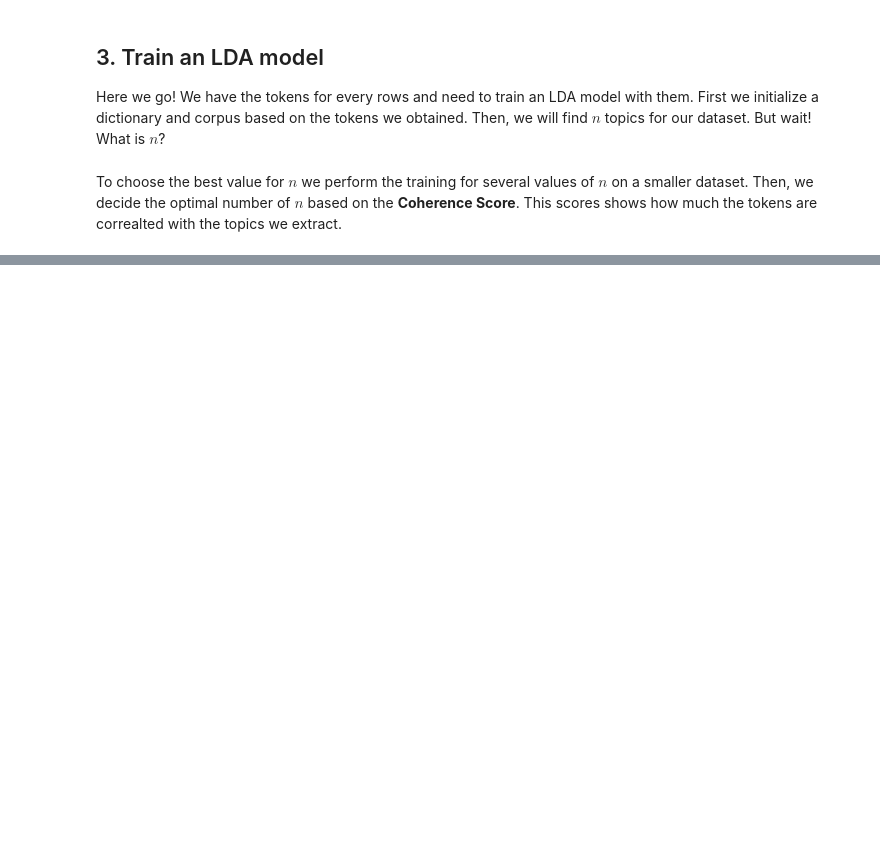
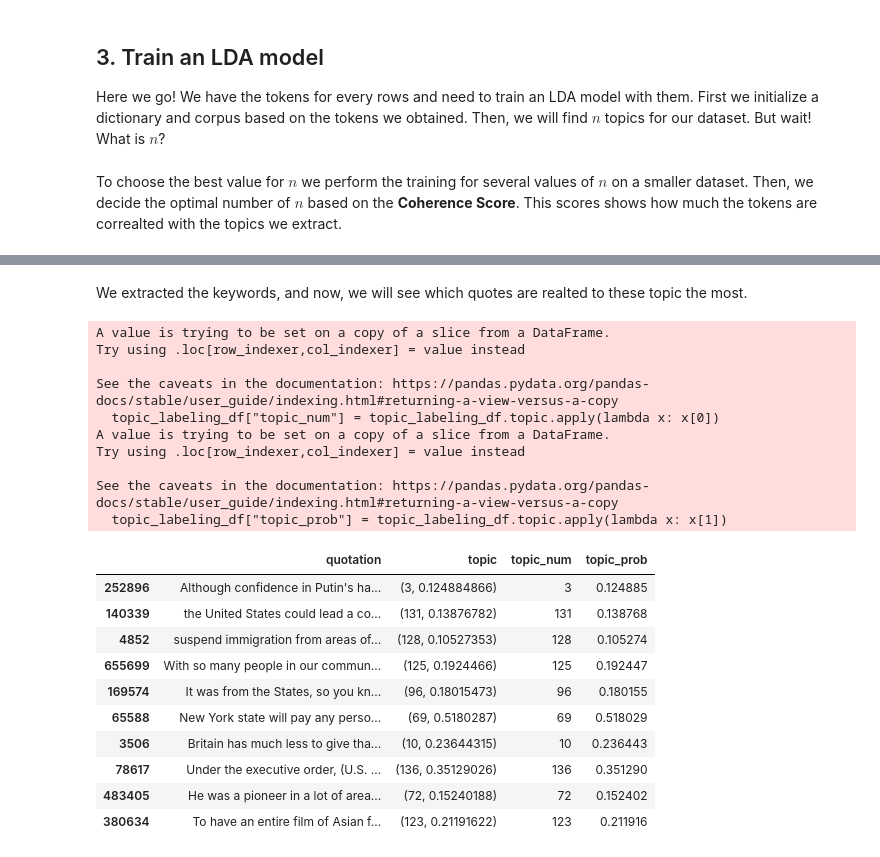
Before and after one commit to epfl-ada/ada-2021-project-young-boys, a Jupyter notebook: topic_detection.ipynb, the cells around one changed output, grey strips where cells are left out. Saved outputs shown, nothing was run; the diff lists cells and outputs as text; code cells hidden in the pictures; blank space fills up the shorter version.

```diff
--- a/topic_detection.ipynb
+++ b/topic_detection.ipynb
@@ -144 +153,7 @@ for i,topic in optimal_model.show_topics(formatted=True, num_topics=150):
+# %%
+# Load the optimal model firsst
+from gensim import models, corpora
+temp_file = "output/topic/topic_model_150"
+optimal_model = models.LdaModel.load(temp_file)
+lda_dict = corpora.Dictionary.load("output/topic/dictionary_150")
 # %%
@@ -653,0 +216,2 @@ Name: topic, Length: 181, dtype: object
+# %% [markdown]
+We extracted the keywords, and now, we will see which quotes are realted to these topic the most.
@@ -653,0 +227,28 @@ Name: topic, Length: 181, dtype: object
+# %%
+# we extract the number of topic and the probability in separated columns
+topic_labeling_df = US_data[['quotation', 'topic']]
+topic_labeling_df["topic_num"] = topic_labeling_df.topic.apply(lambda x: x[0])
+topic_labeling_df["topic_prob"] = topic_labeling_df.topic.apply(lambda x: x[1])
+topic_labeling_df.sample(n=10)
+# %% [output]
+A value is trying to be set on a copy of a slice from a DataFrame.
+Try using .loc[row_indexer,col_indexer] = value instead
+
+See the caveats in the documentation: https://pandas.pydata.org/pandas-docs/stable/user_guide/indexing.html#returning-a-view-versus-a-copy
+  topic_labeling_df["topic_num"] = topic_labeling_df.topic.apply(lambda x: x[0])
+A value is trying to be set on a copy of a slice from a DataFrame.
+Try using .loc[row_indexer,col_indexer] = value instead
+
+See the caveats in the documentation: https://pandas.pydata.org/pandas-docs/stable/user_guide/indexing.html#returning-a-view-versus-a-copy
+  topic_labeling_df["topic_prob"] = topic_labeling_df.topic.apply(lambda x: x[1])
+|  | quotation | topic | topic_num | topic_prob |
+| 252896 | Although confidence in Putin's ha... | (3, 0.124884866) | 3 | 0.124885 |
+| 140339 | the United States could lead a co... | (131, 0.13876782) | 131 | 0.138768 |
+| 4852 | suspend immigration from areas of... | (128, 0.10527353) | 128 | 0.105274 |
+| 655699 | With so many people in our commun... | (125, 0.1924466) | 125 | 0.192447 |
+| 169574 | It was from the States, so you kn... | (96, 0.18015473) | 96 | 0.180155 |
+| 65588 | New York state will pay any perso... | (69, 0.5180287) | 69 | 0.518029 |
+| 3506 | Britain has much less to give tha... | (10, 0.23644315) | 10 | 0.236443 |
+| 78617 | Under the executive order, (U.S. ... | (136, 0.35129026) | 136 | 0.351290 |
+| 483405 | He was a pioneer in a lot of area... | (72, 0.15240188) | 72 | 0.152402 |
+| 380634 | To have an entire film of Asian f... | (123, 0.21191622) | 123 | 0.211916 |
```
Also changed, not shown: parts of 68 cells of this notebook.
